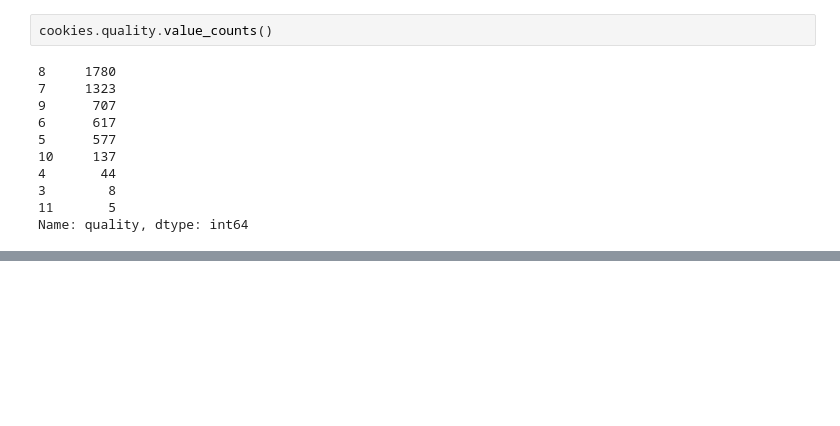
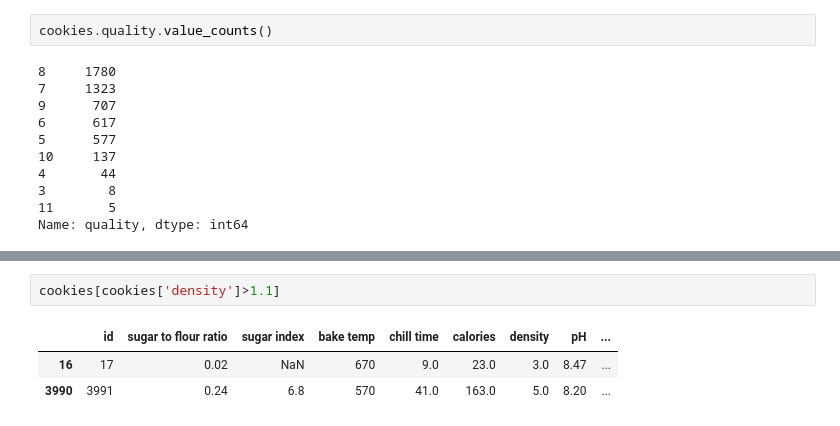
Before and after one commit to alvarofc/DatathonIH, a Jupyter notebook: Datathon_2019.ipynb, the cells around one changed output, grey strips where cells are left out. Drawn from its saved outputs; the diff is of its cells as text; blank space fills up the shorter version.

```diff
--- a/Datathon_2019.ipynb
+++ b/Datathon_2019.ipynb
@@ -103,0 +170,6 @@ Name: quality, dtype: int64
+# %%
+cookies[cookies['density']>1.1]
+# %% [output]
+|  | id | sugar to flour ratio | sugar index | bake temp | chill time | calories | density | pH | ... |
+| 16 | 17 | 0.02 | NaN | 670 | 9.0 | 23.0 | 3.0 | 8.47 | ... |
+| 3990 | 3991 | 0.24 | 6.8 | 570 | 41.0 | 163.0 | 5.0 | 8.20 | ... |
```
Also changed, not shown: parts of 8 cells of this notebook.
